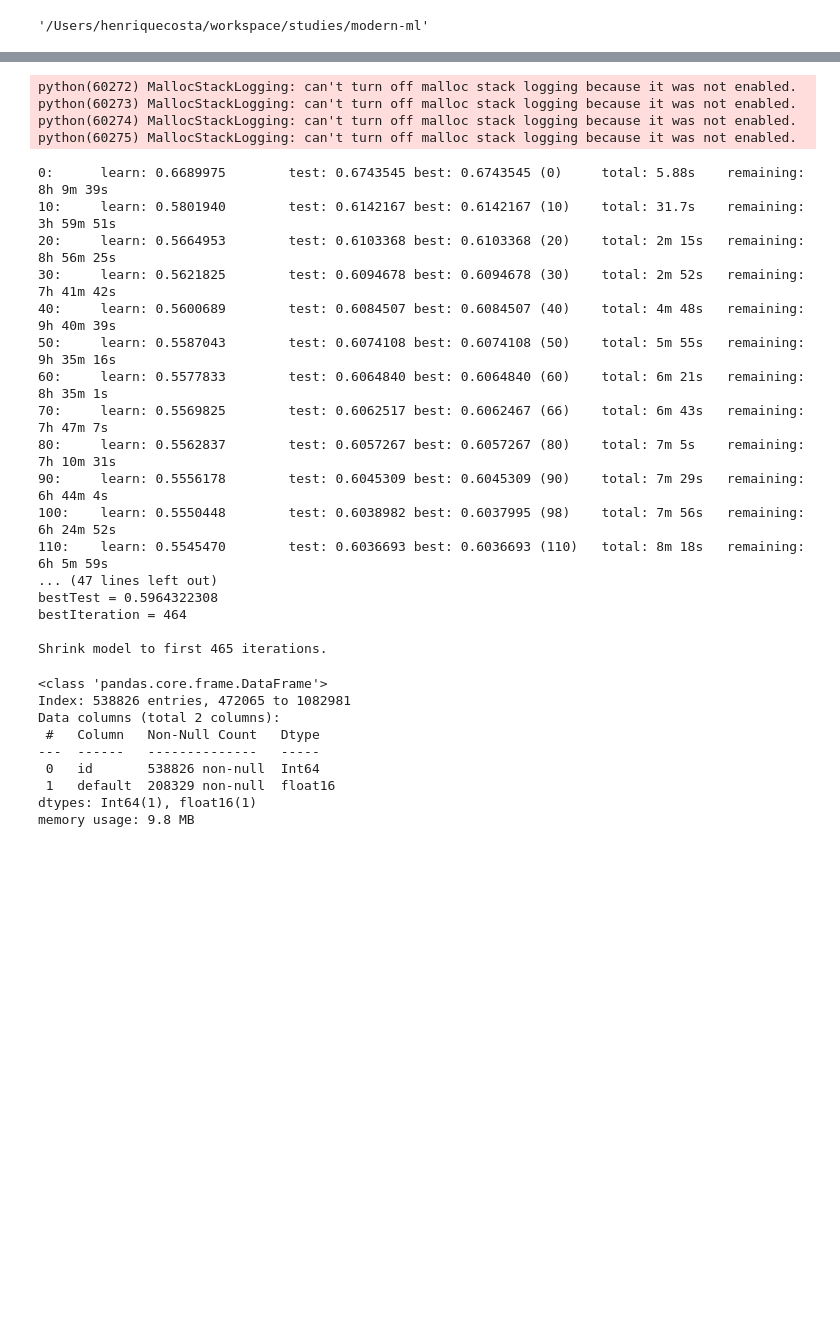
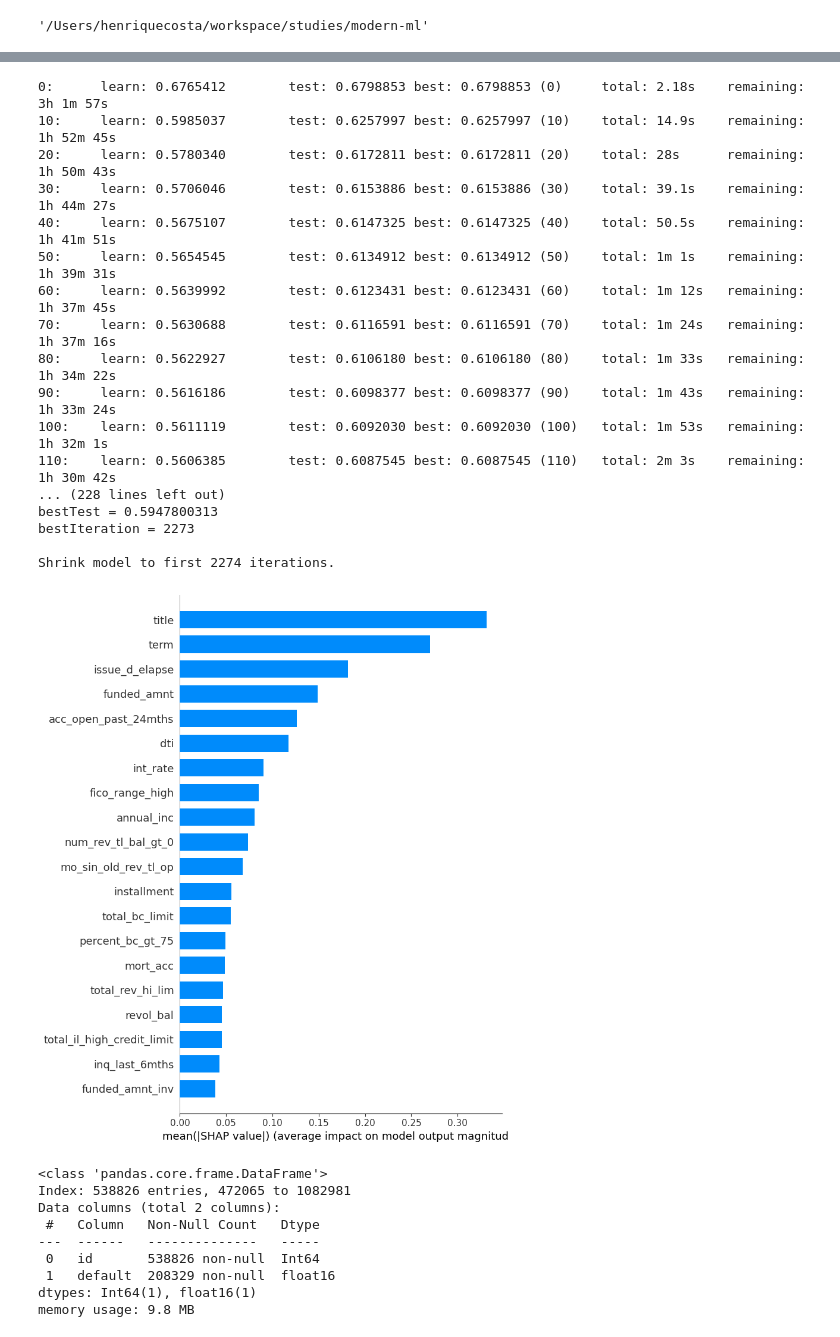
Before and after one commit to schumannc/modern-ml-course, a Jupyter notebook: case/notebooks/4_final_prediction.ipynb, the cells around one changed output, grey strips where cells are left out. Drawn from its saved outputs; the diff is of its cells as text; code cells hidden in the pictures; blank space fills up the shorter version.

```diff
--- a/case/notebooks/4_final_prediction.ipynb
+++ b/case/notebooks/4_final_prediction.ipynb
@@ -103,10 +111,11 @@ valid_pool = cb.Pool(X_valid, y_valid, cat_features=CATEGORICAL_FEATURES)
 with mlflow.start_run(run_name='calibrated_model'):
     params = dict(
         iterations=5000,
-        colsample_bylevel=0.7,
-        depth=8,
-        l2_leaf_reg=2.0,
-        learning_rate=0.09476737092755798,
+        learning_rate=0.06579757078681805,
+        subsample=0.8,
+        colsample_bylevel=0.2,
+        depth=5,
+        l2_leaf_reg=1,
         auto_class_weights='SqrtBalanced',
         eval_metric='Logloss',
         verbose=10,
@@ -127,27 +136,34 @@ with mlflow.start_run(run_name='calibrated_model'):
     mlflow.log_metric('log_loss', log_loss(y_valid, y_pred_va))
     mlflow.log_metric('avg_pr', average_precision_score(y_valid, y_pred_va))
 # %% [output]
-python(60272) MallocStackLogging: can't turn off malloc stack logging because it was not enabled.
-python(60273) MallocStackLogging: can't turn off malloc stack logging because it was not enabled.
-python(60274) MallocStackLogging: can't turn off malloc stack logging because it was not enabled.
-python(60275) MallocStackLogging: can't turn off malloc stack logging because it was not enabled.
+0:      learn: 0.6765412        test: 0.6798853 best: 0.6798853 (0)     total: 2.18s    remaining: 3h 1m 57s
+10:     learn: 0.5985037        test: 0.6257997 best: 0.6257997 (10)    total: 14.9s    remaining: 1h 52m 45s
+20:     learn: 0.5780340        test: 0.6172811 best: 0.6172811 (20)    total: 28s      remaining: 1h 50m 43s
+30:     learn: 0.5706046        test: 0.6153886 best: 0.6153886 (30)    total: 39.1s    remaining: 1h 44m 27s
+40:     learn: 0.5675107        test: 0.6147325 best: 0.6147325 (40)    total: 50.5s    remaining: 1h 41m 51s
+50:     learn: 0.5654545        test: 0.6134912 best: 0.6134912 (50)    total: 1m 1s    remaining: 1h 39m 31s
+60:     learn: 0.5639992        test: 0.6123431 best: 0.6123431 (60)    total: 1m 12s   remaining: 1h 37m 45s
+70:     learn: 0.5630688        test: 0.6116591 best: 0.6116591 (70)    total: 1m 24s   remaining: 1h 37m 16s
+80:     learn: 0.5622927        test: 0.6106180 best: 0.6106180 (80)    total: 1m 33s   remaining: 1h 34m 22s
+90:     learn: 0.5616186        test: 0.6098377 best: 0.6098377 (90)    total: 1m 43s   remaining: 1h 33m 24s
+100:    learn: 0.5611119        test: 0.6092030 best: 0.6092030 (100)   total: 1m 53s   remaining: 1h 32m 1s
+110:    learn: 0.5606385        test: 0.6087545 best: 0.6087545 (110)   total: 2m 3s    remaining: 1h 30m 42s
+... (228 lines left out)
+bestTest = 0.5947800313
+bestIteration = 2273
+
+Shrink model to first 2274 iterations.
-0:      learn: 0.6689975        test: 0.6743545 best: 0.6743545 (0)     total: 5.88s    remaining: 8h 9m 39s
-10:     learn: 0.5801940        test: 0.6142167 best: 0.6142167 (10)    total: 31.7s    remaining: 3h 59m 51s
-20:     learn: 0.5664953        test: 0.6103368 best: 0.6103368 (20)    total: 2m 15s   remaining: 8h 56m 25s
-30:     learn: 0.5621825        test: 0.6094678 best: 0.6094678 (30)    total: 2m 52s   remaining: 7h 41m 42s
-40:     learn: 0.5600689        test: 0.6084507 best: 0.6084507 (40)    total: 4m 48s   remaining: 9h 40m 39s
-50:     learn: 0.5587043        test: 0.6074108 best: 0.6074108 (50)    total: 5m 55s   remaining: 9h 35m 16s
-60:     learn: 0.5577833        test: 0.6064840 best: 0.6064840 (60)    total: 6m 21s   remaining: 8h 35m 1s
-70:     learn: 0.5569825        test: 0.6062517 best: 0.6062467 (66)    total: 6m 43s   remaining: 7h 47m 7s
-80:     learn: 0.5562837        test: 0.6057267 best: 0.6057267 (80)    total: 7m 5s    remaining: 7h 10m 31s
-90:     learn: 0.5556178        test: 0.6045309 best: 0.6045309 (90)    total: 7m 29s   remaining: 6h 44m 4s
-100:    learn: 0.5550448        test: 0.6038982 best: 0.6037995 (98)    total: 7m 56s   remaining: 6h 24m 52s
-110:    learn: 0.5545470        test: 0.6036693 best: 0.6036693 (110)   total: 8m 18s   remaining: 6h 5m 59s
-... (47 lines left out)
-bestTest = 0.5964322308
-bestIteration = 464
-
-Shrink model to first 465 iterations.
+# %%
+# Get SHAP values (returns (n_samples, n_features + 1) array)
+shap_values = model.get_feature_importance(valid_pool, type='ShapValues')
+
+# Remove the last column (expected value)
+shap_values = shap_values[:, :-1]
+
+# Plot feature importance using SHAP values
+shap.summary_plot(shap_values, X_test, plot_type='bar', show=False)
+# %% [output]
+[figure, added]
 # %%
 p_test = model.predict_proba(X_test)
 va_prefit_prob = va.predict_proba(p_cal=p_cal, y_cal=y_calibration.values, p_test=p_test)
```
Also changed, not shown: parts of 8 cells of this notebook, 4 other files.
